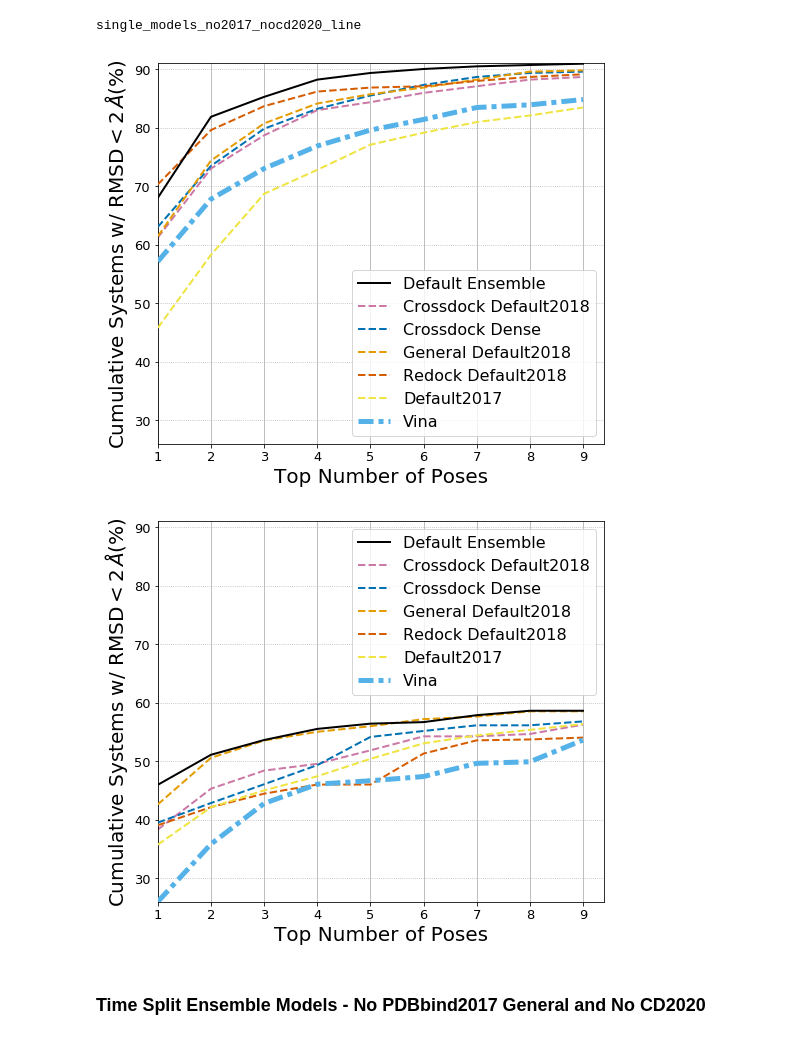
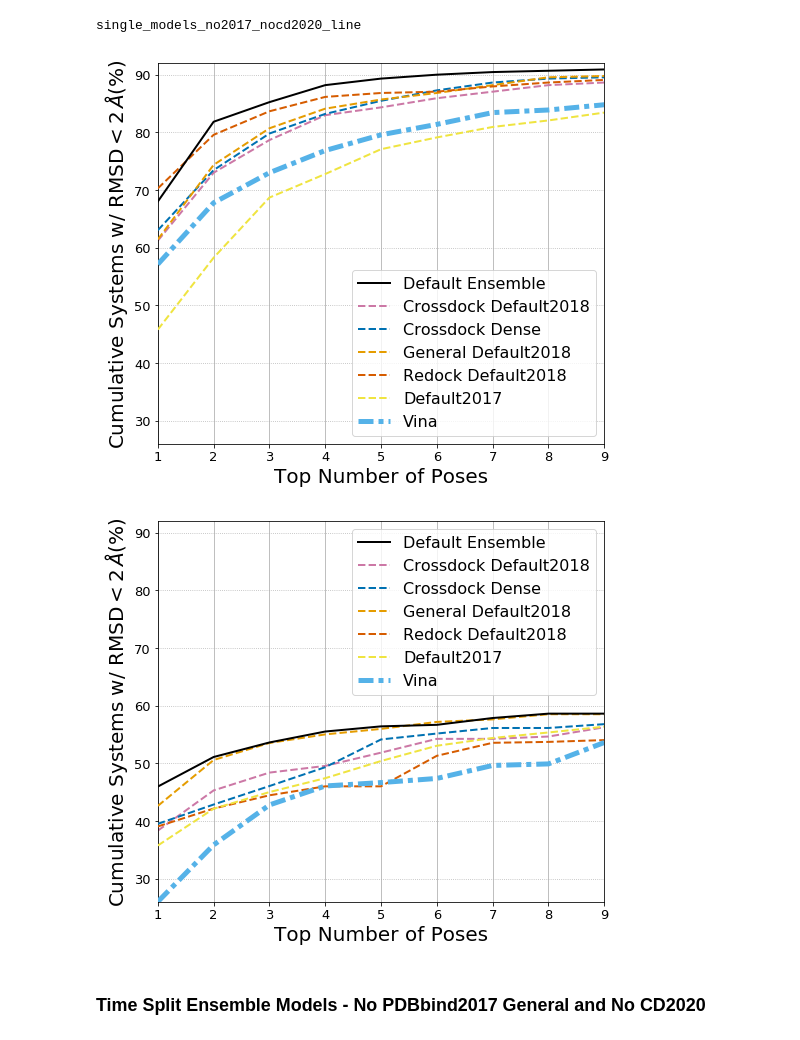
Before and after one commit to dkoes/GNINA-1.0, a Jupyter notebook: MakeFinalGraphs.ipynb, the cells around one changed output. Drawn from its saved outputs; the diff is of its cells as text; code cells hidden in the pictures.

```diff
--- a/MakeFinalGraphs.ipynb
+++ b/MakeFinalGraphs.ipynb
@@ -147,10 +147,10 @@ for big_df,data_type in [(plot_df_rd,'redocking'),(plot_df_cd,'crossdocking')]:
         lw = get_linewidth(col)
         c = color_dict[col.replace(' Ensemble','')]
         p = plt.plot(rang, big_df[col], label=col,c=c,linestyle=ls,linewidth=lw)
-    ax.set_xlim(left=xlim)
+    ax.set_xlim(left=xlim[0],right=xlim[1])
     ax.xaxis.set_major_locator(MaxNLocator(integer=True))
     ax.tick_params(axis='both', which='major', labelsize=13)
-    ax.set_ybound(ylim[0], ylim[1])
+    ax.set_ybound(ylim[0], ylim[1]+1)
     ax.set_xlabel(xlab,fontsize=fontsize)
     ax.set_ylabel(ylab,fontsize=fontsize)
     plt.grid(axis='x')
@@ -190,10 +190,10 @@ for big_df,data_type in [(plot_df_rd,'redocking'),(plot_df_cd,'crossdocking')]:
         lw = get_linewidth(col)
         c = color_dict[col.replace(' Ensemble','')]
         p = plt.plot(rang, big_df[col], label=col,c=c,linestyle=ls,linewidth=lw,zorder=zorder)
-    ax.set_xlim(left=xlim)
+    ax.set_xlim(left=xlim[0],right=xlim[1])
     ax.xaxis.set_major_locator(MaxNLocator(integer=True))
     ax.tick_params(axis='both', which='major', labelsize=13)
-    ax.set_ybound(ylim[0], ylim[1])
+    ax.set_ybound(ylim[0], ylim[1]+1)
     ax.set_xlabel(xlab,fontsize=fontsize)
     ax.set_ylabel(ylab,fontsize=fontsize)
     plt.grid(axis='x')
@@ -223,16 +223,20 @@ single_models_no2017_line
 # %%
 for big_df,data_type in [(plot_df_rd,'redocking'),(plot_df_cd,'crossdocking')]:
     ax = plt.figure(figsize=[8,7]).gca()
-    for col in big_df.columns:
+    for i,col in enumerate(big_df.columns):
+        if 'Default Ensemble' == col:
+            zorder = 10
+        else:
+            zorder = i+1
         rang = list(range(1,big_df[col].fillna(0).astype(bool).sum()+1))
         ls = get_linestyle(col)
         lw = get_linewidth(col)
         c = color_dict[col.replace(' Ensemble','')]
-        p = plt.plot(rang, big_df[col], label=col,c=c,linestyle=ls,linewidth=lw)
-    ax.set_xlim(left=xlim)
+        p = plt.plot(rang, big_df[col], label=col,c=c,linestyle=ls,linewidth=lw,zorder=zorder)
+    ax.set_xlim(left=xlim[0],right=xlim[1])
     ax.xaxis.set_major_locator(MaxNLocator(integer=True))
     ax.tick_params(axis='both', which='major', labelsize=13)
-    ax.set_ybound(ylim[0], ylim[1])
+    ax.set_ybound(ylim[0], ylim[1]+1)
     ax.set_xlabel(xlab,fontsize=fontsize)
     ax.set_ylabel(ylab,fontsize=fontsize)
     plt.grid(axis='x')
@@ -272,7 +276,7 @@ for big_df,data_type in [(plot_df_rd,'redocking'),(plot_df_cd,'crossdocking')]:
         lw = get_linewidth(col)
         c = color_dict[col.replace(' Ensemble','')]
         p = plt.plot(rang, big_df[col], label=col,c=c,linestyle=ls,linewidth=lw,zorder=zorder)
-    ax.set_xlim(left=xlim)
+    ax.set_xlim(left=xlim[0],right=xlim[1])
     ax.xaxis.set_major_locator(MaxNLocator(integer=True))
     ax.tick_params(axis='both', which='major', labelsize=13)
     ax.set_ybound(ylim[0], ylim[1])
@@ -305,32 +309,32 @@ single_models_no2017_nocd2020_line
 # %%
 for big_df,data_type in [(plot_df_rd,'redocking'),(plot_df_cd,'crossdocking')]:
     ax = plt.figure(figsize=[8,7]).gca()
     for i,col in enumerate(big_df.columns):
         if 'Default Ensemble' in col:
             zorder = 10
         else:
             zorder = i+1
         rang = list(range(1,big_df[col].fillna(0).astype(bool).sum()+1))
         ls = get_linestyle(col)
         lw = get_linewidth(col)
         c = color_dict[col.replace(' Ensemble','')]
         p = plt.plot(rang, big_df[col], label=col,c=c,linestyle=ls,linewidth=lw,zorder=zorder)
-    ax.set_xlim(left=xlim)
+    ax.set_xlim(left=xlim[0],right=xlim[1])
     ax.xaxis.set_major_locator(MaxNLocator(integer=True))
     ax.tick_params(axis='both', which='major', labelsize=13)
-    ax.set_ybound(ylim[0], ylim[1])
+    ax.set_ybound(ylim[0], ylim[1]+1)
     ax.set_xlabel(xlab,fontsize=fontsize)
     ax.set_ylabel(ylab,fontsize=fontsize)
     plt.grid(axis='x')
     plt.grid(axis='y',linestyle=':')
     #box = ax.get_position()
     #ax.set_position([box.x0, box.y0, box.width * 0.8, box.height])
     #lgd = ax.legend(loc='center left', bbox_to_anchor=(1, 0.5))
     lgd = ax.legend(fontsize=16)
     plt.savefig(f'/home/anm329/GNINA-1.0/figures/{data_type}/{figname}.pdf', dpi=300)
 # %% [output]
-[figure, old version]
+[figure, new version]
-[figure, old version]
+[figure, new version]
 # %%
 plot_df_rd.to_csv(f'/home/anm329/GNINA-1.0/data/redocking/{filename}')
 plot_df_cd.to_csv(f'/home/anm329/GNINA-1.0/data/crossdocking/{filename}')
```
Also changed, not shown: parts of 20 cells of this notebook, 48 other files.
